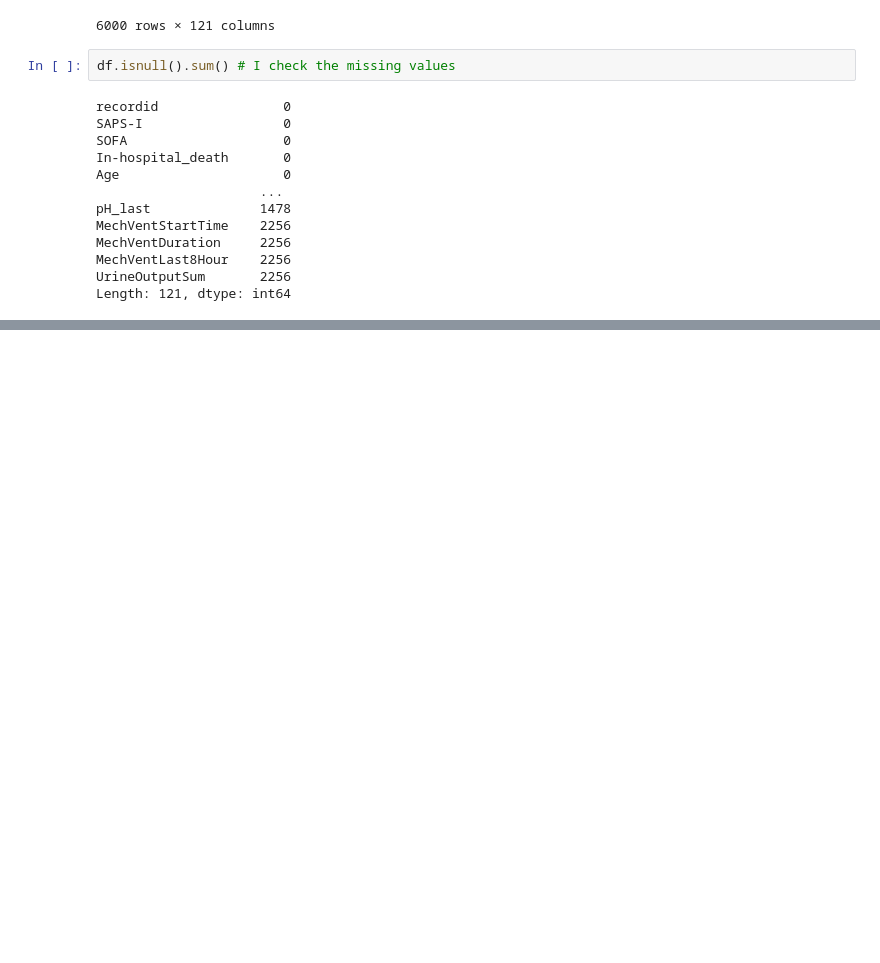
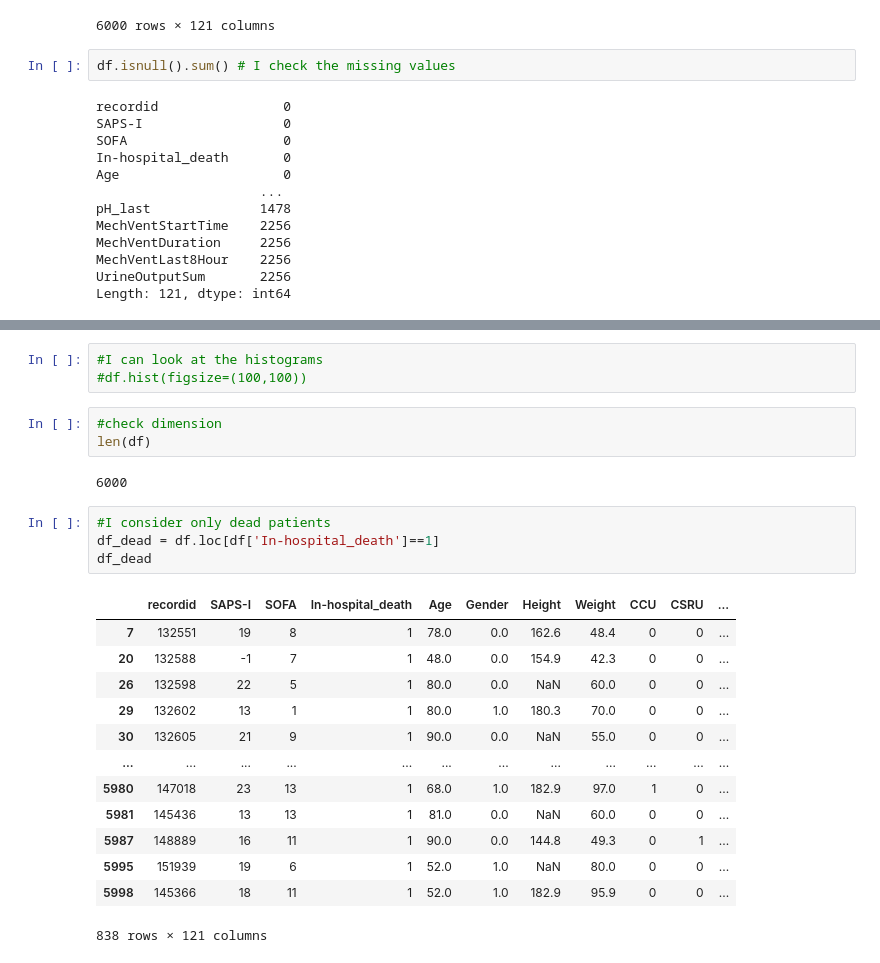
Before and after one commit to GabrieleCalamai/ICU-challenge, a Jupyter notebook: Challenge.ipynb, the cells around one changed output, grey strips where cells are left out. Saved outputs shown, nothing was run; the diff lists cells and outputs as text; blank space fills up the shorter version.

```diff
--- a/Challenge.ipynb
+++ b/Challenge.ipynb
@@ -34,0 +58,26 @@ Length: 121, dtype: int64
+# %%
+#I can look at the histograms
+#df.hist(figsize=(100,100))
+# %%
+#check dimension
+len(df)
+# %% [output]
+6000
+# %%
+#I consider only dead patients
+df_dead = df.loc[df['In-hospital_death']==1]
+df_dead
+# %% [output]
+|  | recordid | SAPS-I | SOFA | In-hospital_death | Age | Gender | Height | Weight | CCU | CSRU | ... |
+| 7 | 132551 | 19 | 8 | 1 | 78.0 | 0.0 | 162.6 | 48.4 | 0 | 0 | ... |
+| 20 | 132588 | -1 | 7 | 1 | 48.0 | 0.0 | 154.9 | 42.3 | 0 | 0 | ... |
+| 26 | 132598 | 22 | 5 | 1 | 80.0 | 0.0 | NaN | 60.0 | 0 | 0 | ... |
+| 29 | 132602 | 13 | 1 | 1 | 80.0 | 1.0 | 180.3 | 70.0 | 0 | 0 | ... |
+| 30 | 132605 | 21 | 9 | 1 | 90.0 | 0.0 | NaN | 55.0 | 0 | 0 | ... |
+| ... | ... | ... | ... | ... | ... | ... | ... | ... | ... | ... | ... |
+| 5980 | 147018 | 23 | 13 | 1 | 68.0 | 1.0 | 182.9 | 97.0 | 1 | 0 | ... |
+| 5981 | 145436 | 13 | 13 | 1 | 81.0 | 0.0 | NaN | 60.0 | 0 | 0 | ... |
+| 5987 | 148889 | 16 | 11 | 1 | 90.0 | 0.0 | 144.8 | 49.3 | 0 | 1 | ... |
+| 5995 | 151939 | 19 | 6 | 1 | 52.0 | 1.0 | NaN | 80.0 | 0 | 0 | ... |
+| 5998 | 145366 | 18 | 11 | 1 | 52.0 | 1.0 | 182.9 | 95.9 | 0 | 0 | ... |
+838 rows × 121 columns
```
Also changed, not shown: parts of 10 cells of this notebook.
